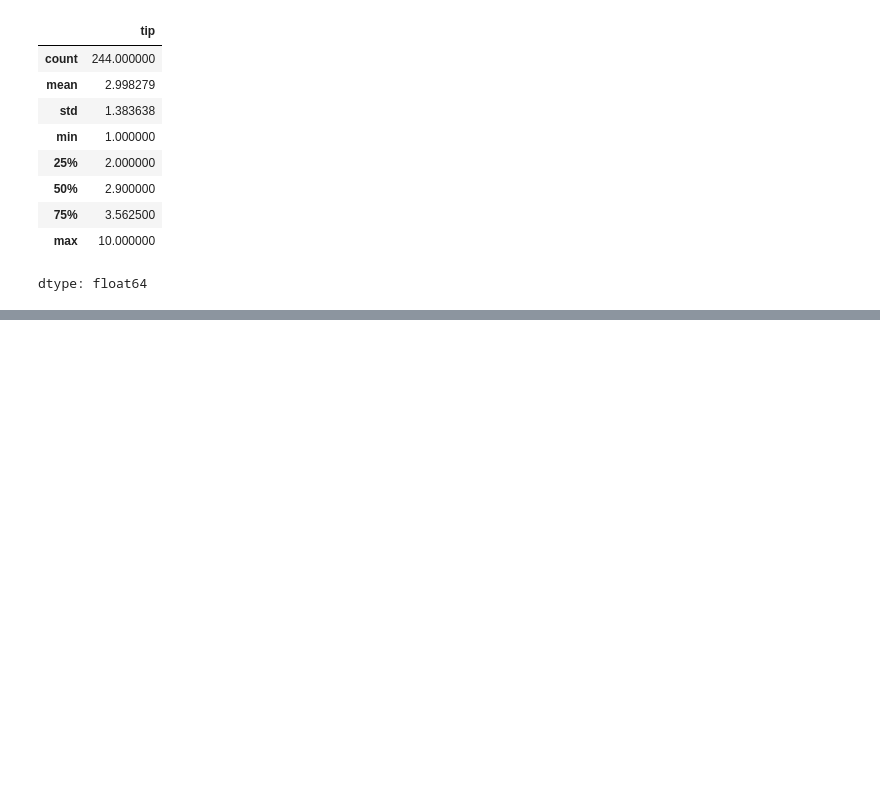
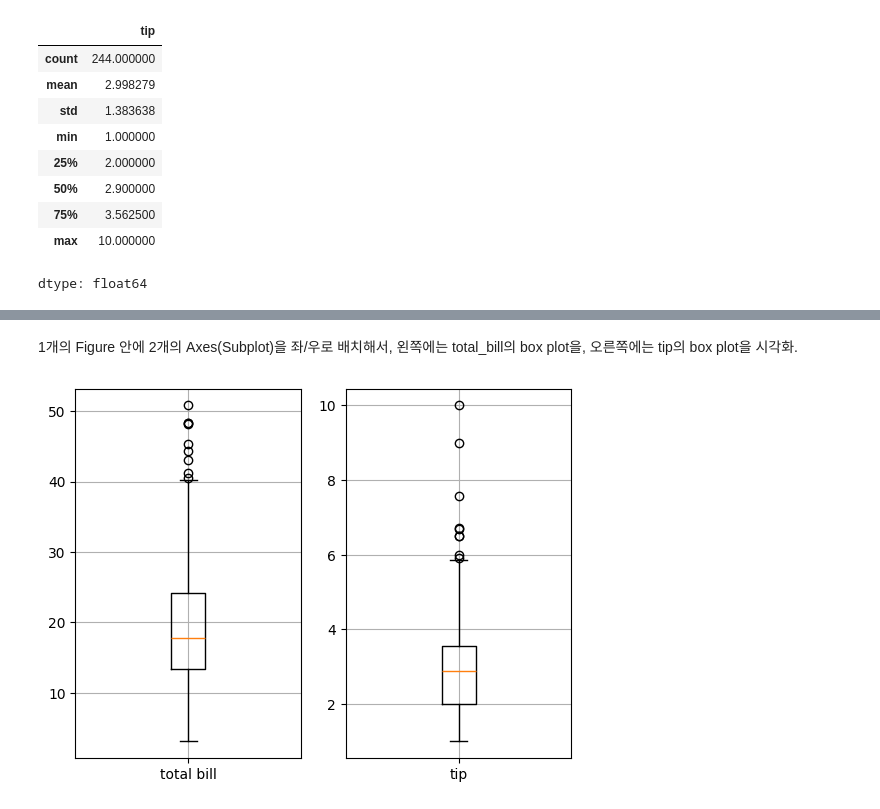
Before and after one commit to JakeOh/202511_BD53, a Jupyter notebook: lab_python/da04_matplotlib.ipynb, the cells around one changed output, grey strips where cells are left out. Drawn from its saved outputs; the diff is of its cells as text; code cells hidden in the pictures; blank space fills up the shorter version.

```diff
--- a/lab_python/da04_matplotlib.ipynb
+++ b/lab_python/da04_matplotlib.ipynb
@@ -140,0 +147,17 @@ dtype: float64
+# %% [markdown]
+1개의 Figure 안에 2개의 Axes(Subplot)을 좌/우로 배치해서, 왼쪽에는 total_bill의 box plot을, 오른쪽에는 tip의 box plot을 시각화.
+# %%
+fig = plt.figure()  # Figure 객체 생성
+
+ax1 = fig.add_subplot(1, 2, 1)  # Axes 객체 생성
+ax2 = fig.add_subplot(122)  # Axes 객체 생성
+
+ax1.boxplot(x=tips.total_bill, tick_labels=['total bill'])  # 첫번째 Axes에 box plot을 시각화
+ax2.boxplot(x=tips.tip, tick_labels=['tip'])  # 두번째 Axes에 box plot을 시각화.
+
+ax1.grid()
+ax2.grid()
+
+plt.show()
+# %% [output]
+[figure, added]
```
Also changed, not shown: parts of 2 cells of this notebook.
